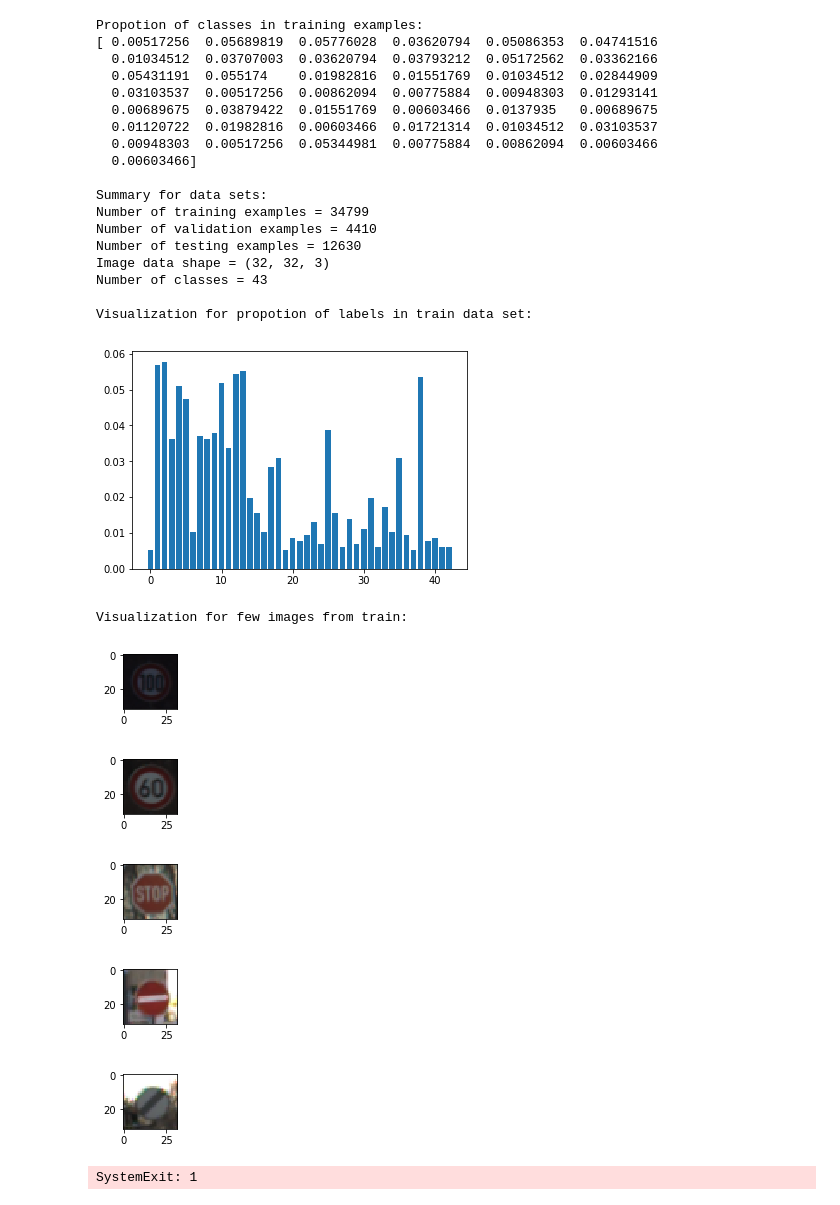
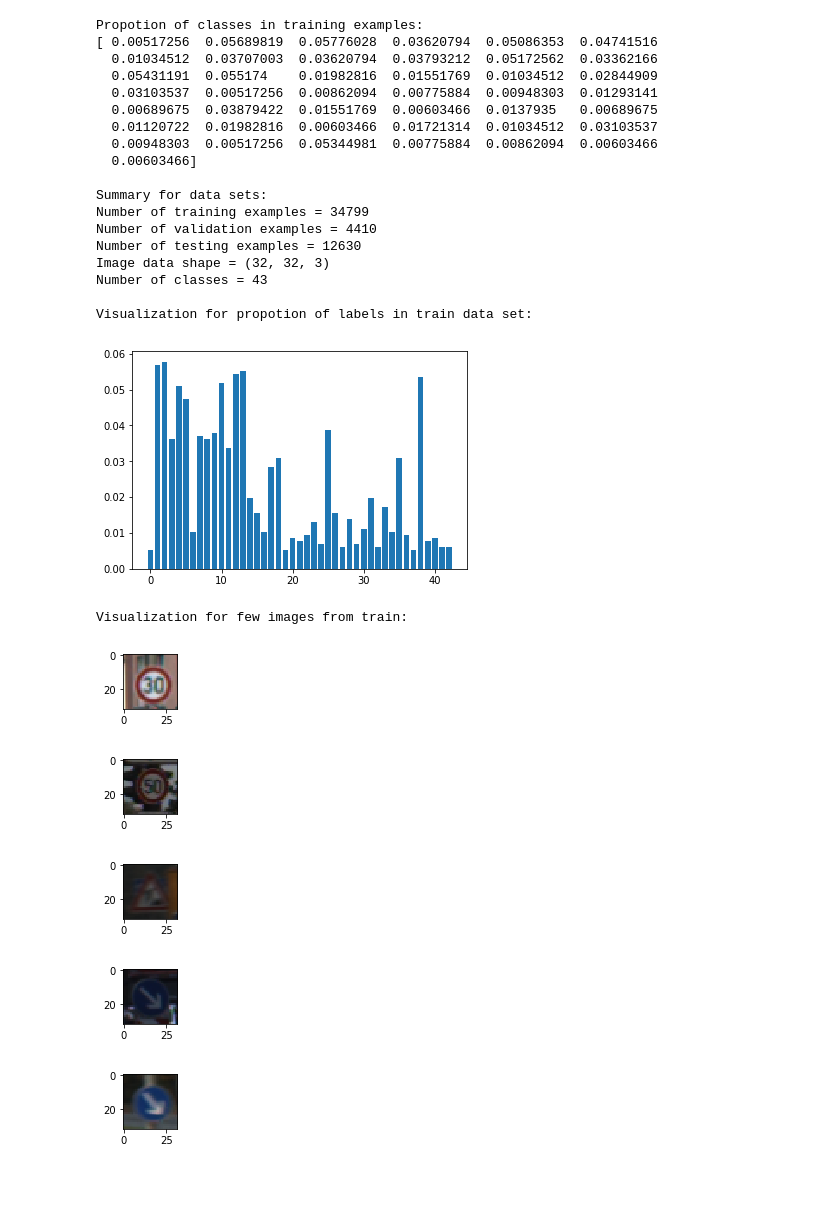
Before and after one commit to PayneJoe/SDC, a Jupyter notebook: CarND-Traffic-Sign-Classifier-Project/Traffic_Sign_Classifier.ipynb, the cells around one changed output. Saved outputs shown, nothing was run; the diff lists cells and outputs as text; code cells hidden in the pictures.

```diff
--- a/CarND-Traffic-Sign-Classifier-Project/Traffic_Sign_Classifier.ipynb
+++ b/CarND-Traffic-Sign-Classifier-Project/Traffic_Sign_Classifier.ipynb
@@ -85,41 +85,38 @@ plt.bar(x, y)
 plt.savefig('label_propotions.jpg')
 plt.show()
 
 # visualization for few images from train
 print('\nVisualization for few images from train: ')
 for i in range(5):
     index = random.randint(0, len(X_train))
     plot(X_train[index])
     cv2.imwrite('x_%s.jpg' % i, X_train[index])
-
-sys.exit(1)
 # %% [output]
 Propotion of classes in training examples:
 [ 0.00517256  0.05689819  0.05776028  0.03620794  0.05086353  0.04741516
   0.01034512  0.03707003  0.03620794  0.03793212  0.05172562  0.03362166
   0.05431191  0.055174    0.01982816  0.01551769  0.01034512  0.02844909
   0.03103537  0.00517256  0.00862094  0.00775884  0.00948303  0.01293141
   0.00689675  0.03879422  0.01551769  0.00603466  0.0137935   0.00689675
   0.01120722  0.01982816  0.00603466  0.01721314  0.01034512  0.03103537
   0.00948303  0.00517256  0.05344981  0.00775884  0.00862094  0.00603466
   0.00603466]
 
 Summary for data sets:
 Number of training examples = 34799
 Number of validation examples = 4410
 Number of testing examples = 12630
 Image data shape = (32, 32, 3)
 Number of classes = 43
 
 Visualization for propotion of labels in train data set:
 [figure]
 Visualization for few images from train:
-[figure, old version]
+[figure, new version]
-[figure, old version]
+[figure, new version]
-[figure, old version]
+[figure, new version]
-[figure, old version]
+[figure, new version]
-[figure, old version]
+[figure, new version]
-SystemExit: 1
 # %%
 IMAGE_SIZE = 32
 
```
Also changed, not shown: parts of 5 cells of this notebook, 7 other files.
